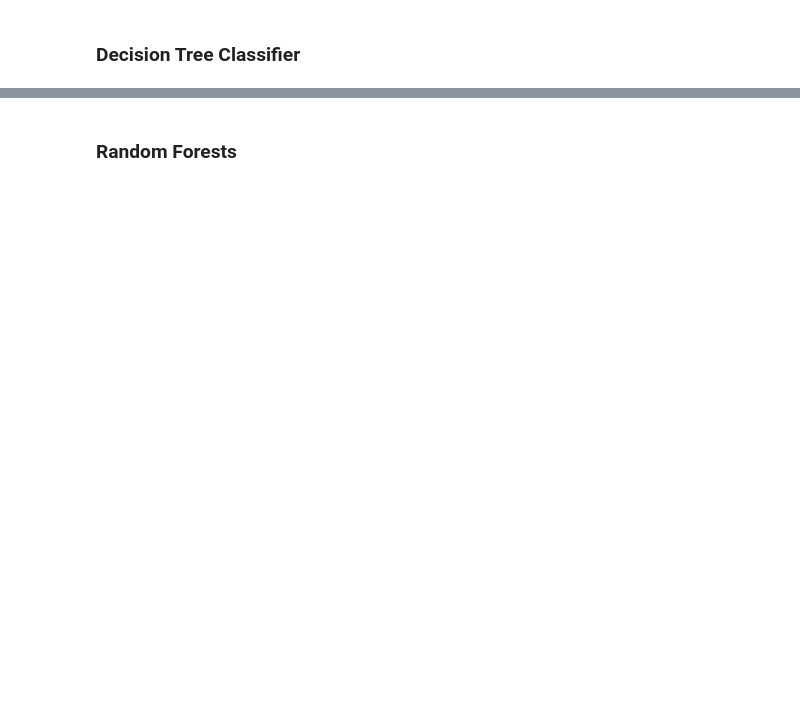
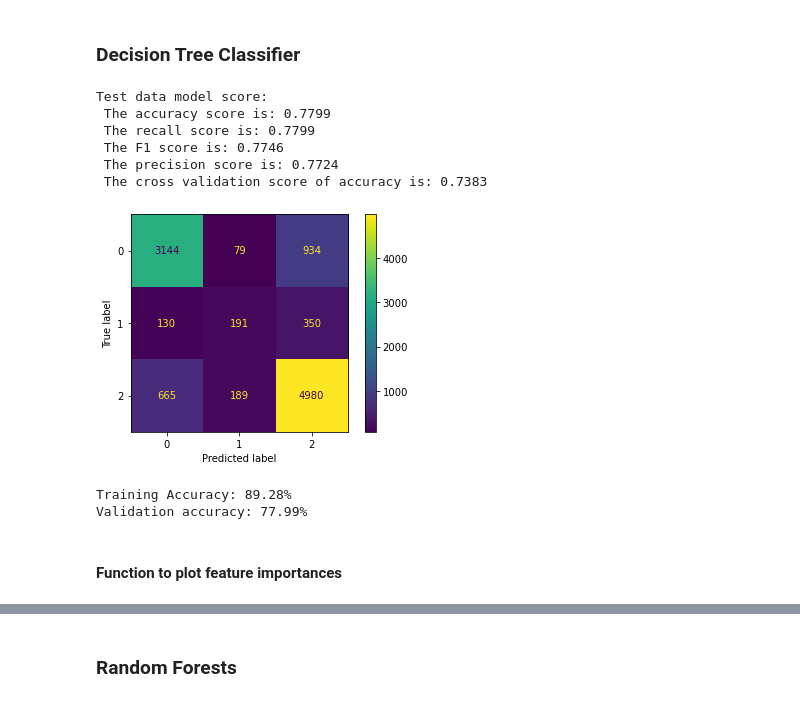
Before and after one commit to meljoy1099/waterwell-status-prediction, a Jupyter notebook: student.ipynb, the cells around one changed output, grey strips where cells are left out. Cells and saved outputs as stored; diff of their text form; code cells hidden in the pictures; blank space fills up the shorter version.

```diff
--- a/student.ipynb
+++ b/student.ipynb
@@ -1023,0 +1069,33 @@ Training data model score:
+# %%
+pipe_dt = Pipeline([('ss', StandardScaler()),
+                    ('dt', DecisionTreeClassifier(criterion='gini', max_depth=20, min_impurity_split=0.2,
+                                                  min_samples_split=2))])
+pipe_dt.fit(X_train, y_train)
+test_preds = pipe_dt.predict(X_test)
+
+print("Test data model score:")
+dt_score = model_score(pipe_dt, X_test, test_preds, y_test)
+# %% [output]
+Test data model score:
+ The accuracy score is: 0.7799
+ The recall score is: 0.7799
+ The F1 score is: 0.7746
+ The precision score is: 0.7724
+ The cross validation score of accuracy is: 0.7383
+[figure, added]
+# %%
+# Predict on training and test sets
+training_preds = pipe_dt.predict(X_train)
+test_preds = pipe_dt.predict(X_test)
+
+# Accuracy of training and test sets
+training_accuracy = accuracy_score(y_train, training_preds)
+test_accuracy = accuracy_score(y_test, test_preds)
+
+print('Training Accuracy: {:.4}%'.format(training_accuracy * 100))
+print('Validation accuracy: {:.4}%'.format(test_accuracy * 100))
+# %% [output]
+Training Accuracy: 89.28%
+Validation accuracy: 77.99%
+# %% [markdown]
+#### Function to plot feature importances
```
Also changed, not shown: parts of 56 cells of this notebook.
